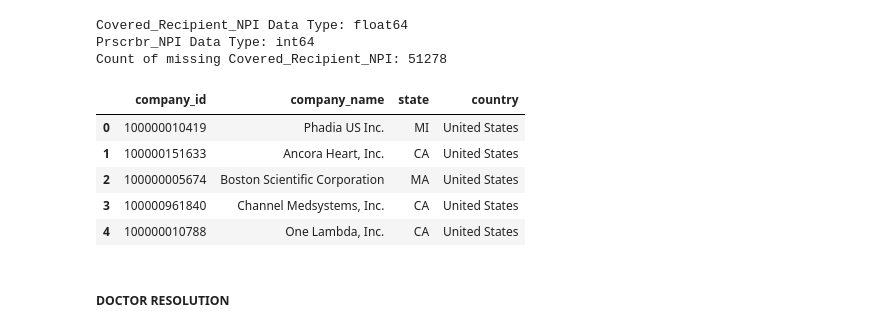
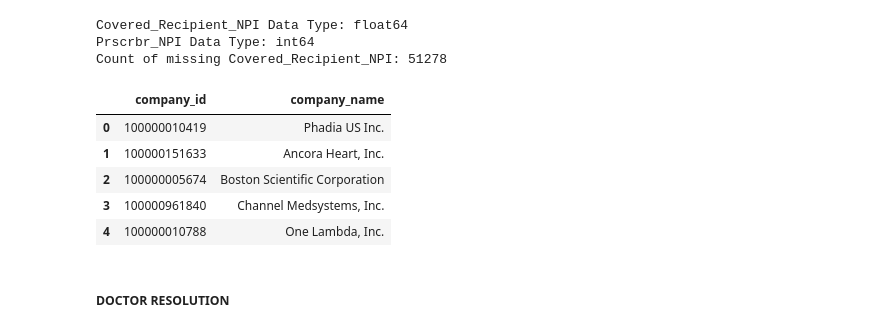
Before and after one commit to Knicey/follow-the-money, a Jupyter notebook: data_clean/pharma_drug_submission.ipynb, the cells around one changed output. Drawn from its saved outputs; the diff is of its cells as text; code cells hidden in the pictures.

```diff
--- a/data_clean/pharma_drug_submission.ipynb
+++ b/data_clean/pharma_drug_submission.ipynb
@@ -138,32 +138,32 @@ Count of missing Covered_Recipient_NPI: 51278
 # %%
 # Collect Company Information
 company_df = (
     payments_df[[
         "Applicable_Manufacturer_or_Applicable_GPO_Making_Payment_ID",
         "Applicable_Manufacturer_or_Applicable_GPO_Making_Payment_Name",
-        "Applicable_Manufacturer_or_Applicable_GPO_Making_Payment_State",
-        "Applicable_Manufacturer_or_Applicable_GPO_Making_Payment_Country",
+        # "Applicable_Manufacturer_or_Applicable_GPO_Making_Payment_State",
+        # "Applicable_Manufacturer_or_Applicable_GPO_Making_Payment_Country",
     ]]
     .drop_duplicates(subset=["Applicable_Manufacturer_or_Applicable_GPO_Making_Payment_ID"])
     .reset_index(drop=True)
 ).rename(columns={
     "Applicable_Manufacturer_or_Applicable_GPO_Making_Payment_ID": "company_id",
     "Applicable_Manufacturer_or_Applicable_GPO_Making_Payment_Name": "company_name",
-    "Applicable_Manufacturer_or_Applicable_GPO_Making_Payment_State": "state",
-    "Applicable_Manufacturer_or_Applicable_GPO_Making_Payment_Country": "country",
+    # "Applicable_Manufacturer_or_Applicable_GPO_Making_Payment_State": "state",
+    # "Applicable_Manufacturer_or_Applicable_GPO_Making_Payment_Country": "country",
 })
 
 
 # Ensure that each company has a unique Company_ID in the final company dimension.
 assert company_df["company_id"].is_unique
 company_df.head()
 # %% [output]
-|  | company_id | company_name | state | country |
-| 0 | 100000010419 | Phadia US Inc. | MI | United States |
-| 1 | 100000151633 | Ancora Heart, Inc. | CA | United States |
-| 2 | 100000005674 | Boston Scientific Corporation | MA | United States |
-| 3 | 100000961840 | Channel Medsystems, Inc. | CA | United States |
-| 4 | 100000010788 | One Lambda, Inc. | CA | United States |
+|  | company_id | company_name |
+| 0 | 100000010419 | Phadia US Inc. |
+| 1 | 100000151633 | Ancora Heart, Inc. |
+| 2 | 100000005674 | Boston Scientific Corporation |
+| 3 | 100000961840 | Channel Medsystems, Inc. |
+| 4 | 100000010788 | One Lambda, Inc. |
 # %% [markdown]
 ##### DOCTOR RESOLUTION
 # %%
```
Also changed, not shown: parts of 2 cells of this notebook, 6 other files.
